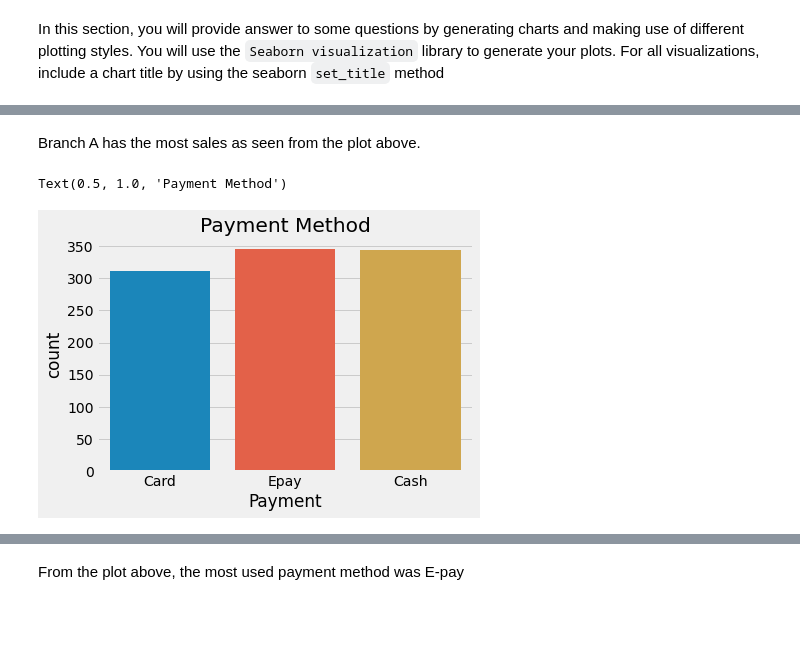
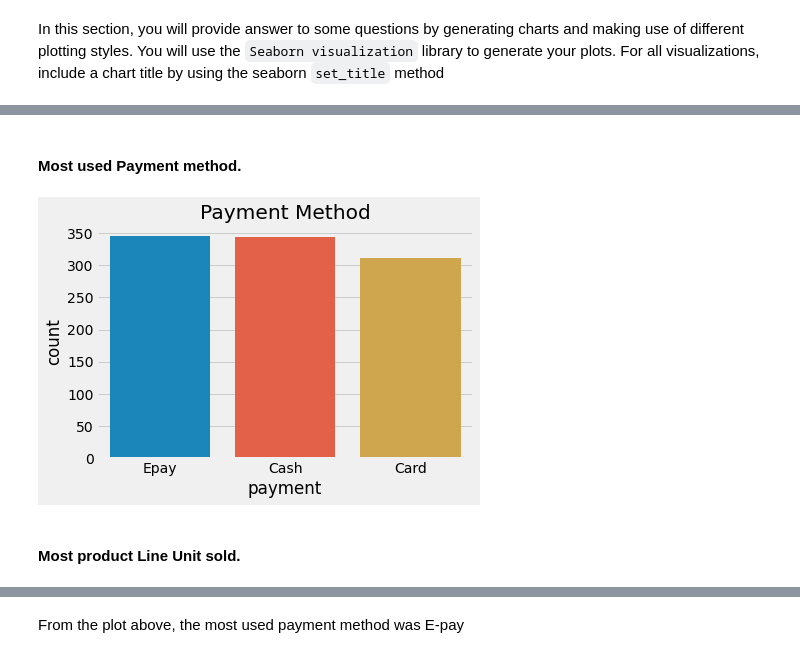
Before and after one commit to Ahmed-Tijani-Suleiman/Analysis-of-supermarket-data-across-Nigeria, a Jupyter notebook: Suleiman Ahmed.ipynb, the cells around one changed output, grey strips where cells are left out. Cells and saved outputs as stored; diff of their text form; code cells hidden in the pictures; blank space fills up the shorter version.

```diff
--- a/Suleiman Ahmed.ipynb
+++ b/Suleiman Ahmed.ipynb
@@ -262,4 +299,4 @@ memory usage: 7.9 KB
 # %%
 import datetime as dt
 # %%
-df['Day']= (df['Date']).dt.day
+df['day']= (df['date']).dt.day
@@ -268,4 +303,4 @@ df['Day']= (df['Date']).dt.day
 # %% [markdown]
 #### To-Do - Extract the Month feature from the `Date` column, and save to a new `Month` column
 # %%
-df['Month']= (df['Date']).dt.month
+df['month']= (df['date']).dt.month_name()
@@ -274,12 +316,12 @@ df['Month']= (df['Date']).dt.month
 # %% [markdown]
 #### To-Do -Extract the Year feature from the `Date` column, and save to a new `Year` column
 # %%
-df['Year']= (df['Date']).dt.year
+df['year']= (df['date']).dt.year
 # %%
 #df[['Year']]
 # %% [markdown]
 #### To-Do - Extract the `Hour` feature from the `Time` column and save to a new `Hour` column
 # %%
-df['Hour']= (df['Time']).dt.hour
+df['hour']= (df['time']).dt.hour
 # %%
 #df[['Hour']]
@@ -467,7 +423,8 @@ Text(0.5, 1.0, 'BRANCH SALES')
-# %% [markdown]
-Branch A has the most sales as seen from the plot above.
+# %% [markdown]
+#### Most used Payment method.
 # %%
-sns.countplot(x='Payment', data= df).set_title('Payment Method')
+sns.countplot(x='payment', data= df, order = df.payment.value_counts().index).set_title('Payment Method');
 # %% [output]
-Text(0.5, 1.0, 'Payment Method')
-[figure, old version]
+[figure, new version]
+# %% [markdown]
+#### Most product Line Unit sold.
```
Also changed, not shown: parts of 125 cells of this notebook, 2 other files.
